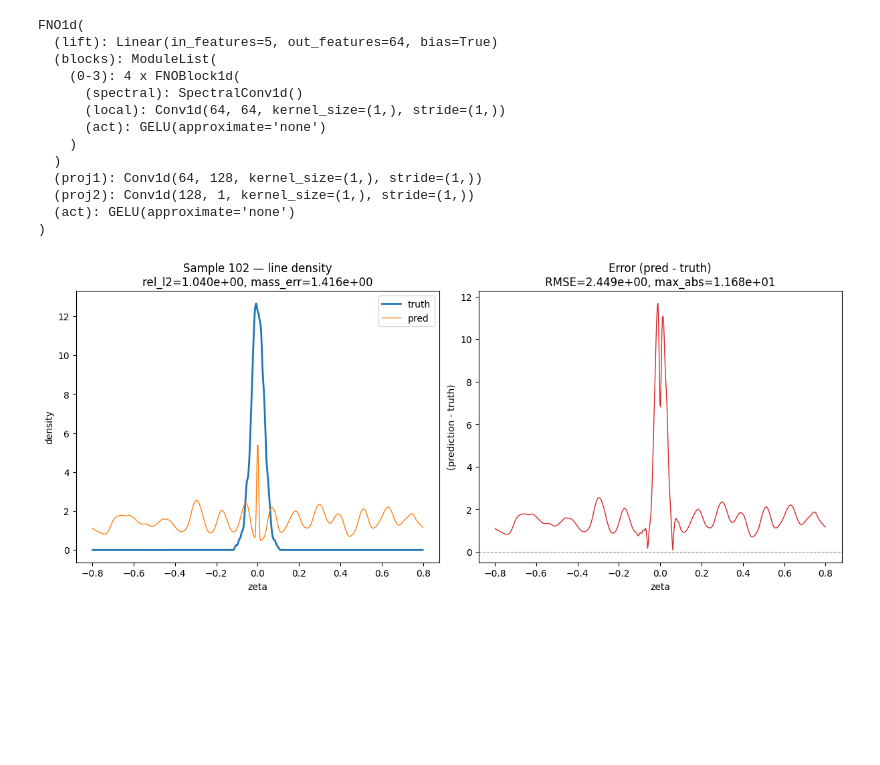
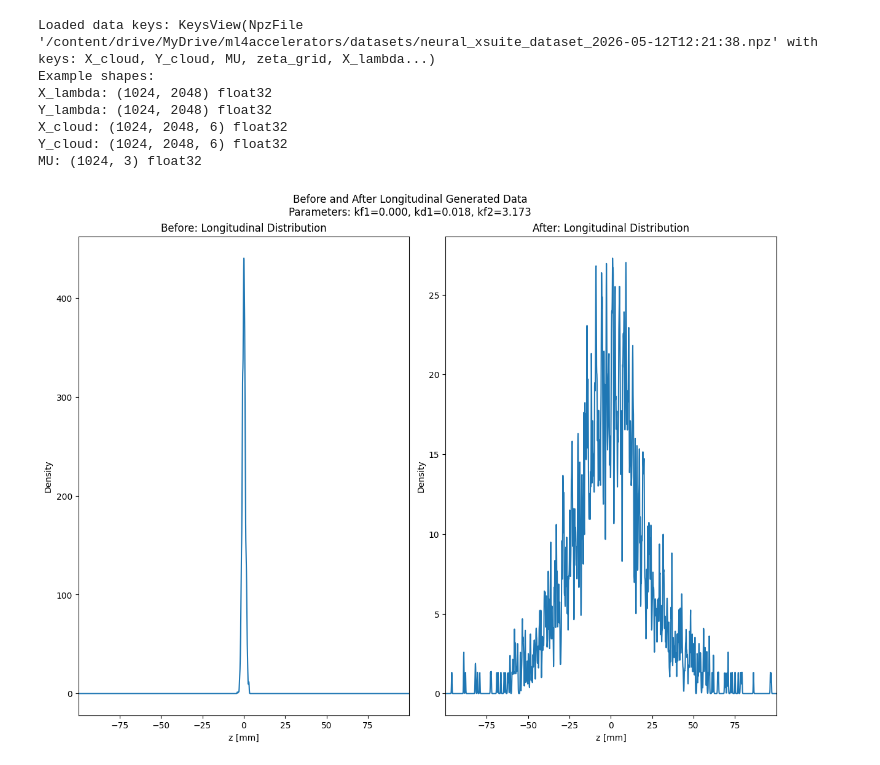
Before and after one commit to SantiagoM1227/ML4CollEffects, a Jupyter notebook: notebooks/40_Neural_Operators/HEB_ring_FNO.ipynb, the cells around one changed output. Cells and saved outputs as stored; diff of their text form; code cells hidden in the pictures; blank space fills up the shorter version.

```diff
--- a/notebooks/40_Neural_Operators/HEB_ring_FNO.ipynb
+++ b/notebooks/40_Neural_Operators/HEB_ring_FNO.ipynb
@@ -870,23 +810,0 @@ def load_model_from_ckpt(ckpt_path: str, device: str = "cpu") -> FNO1d:
-# %%
-model = load_model_from_ckpt("./models/fno1d_lambda_best.pt", device=cfg.device)
-print(model)
-# %% [output]
-FNO1d(
-  (lift): Linear(in_features=5, out_features=64, bias=True)
-  (blocks): ModuleList(
-    (0-3): 4 x FNOBlock1d(
-      (spectral): SpectralConv1d()
-      (local): Conv1d(64, 64, kernel_size=(1,), stride=(1,))
-      (act): GELU(approximate='none')
-    )
-  )
-  (proj1): Conv1d(64, 128, kernel_size=(1,), stride=(1,))
-  (proj2): Conv1d(128, 1, kernel_size=(1,), stride=(1,))
-  (act): GELU(approximate='none')
-)
-# %%
-idx_random = np.random.randint(0, data["Y_lambda"].shape[0])
-
-plot_density_truth_vs_pred(sample_idx=idx_random)
-# %% [output]
-[figure, removed]
@@ -892,0 +900,54 @@ plot_density_truth_vs_pred(sample_idx=idx_random)
+# %%
+def plot_longitudinal_distribution(data: dict, i: int = 0, figsize: tuple = (12, 9), title: str = "Before and After Longitudinal Generated Data") -> None:
+    """
+    Plot before/after histograms for the zeta distribution of the i-th example.
+
+    Expects data dict with keys "X_cloud" and "Y_cloud" present in the notebook.
+    """
+
+
+    X = data["X_lambda"]  # shape (n_samples, n_particles, 6)
+    Y = data["Y_lambda"]
+    zeta_grid = data["zeta_grid"]
+    MU = None
+    if "MU" in data:
+        MU = data["MU"]  # shape (n_samples, 3)
+        if not (0 <= i < MU.shape[0]):
+            raise IndexError(f"i out of range for MU (0 <= i < {MU.shape[0]})")
+        mu_i = MU[i]
+        title += f"\nParameters: kf1={mu_i[0]:.3f}, kd1={mu_i[1]:.3f}, kf2={mu_i[2]:.3f}"
+
+    z_before = X[i]
+    z_after = Y[i]
+
+
+    fig, axes = plt.subplots(1, 2, figsize=figsize, constrained_layout=True)
+
+    for idx, (z, ax, label) in enumerate(zip([z_before, z_after], axes, ["Before", "After"])):
+        ax.plot(zeta_grid*1e3,z)
+        ax.set_title(f"{label}: Longitudinal Distribution")
+        ax.set_xlim((zeta_grid.min()*1e3, zeta_grid.max()*1e3))
+        ax.set_xlabel("z [mm]")
+        ax.set_ylabel("Density")
+
+    fig.suptitle(title)
+    plt.show()
+# %%
+data = np.load(path, allow_pickle=True)
+print("Loaded data keys:", data.keys())
+print("Example shapes:")
+for k in ["X_lambda", "Y_lambda", "X_cloud", "Y_cloud", "MU"]:
+    if k in data:
+        print(f"{k}: {data[k].shape} {data[k].dtype}")
+
+rand_int = np.random.randint(0, data["X_lambda"].shape[0])
+plot_longitudinal_distribution(data, i=rand_int)
+# %% [output]
+Loaded data keys: KeysView(NpzFile '/content/drive/MyDrive/ml4accelerators/datasets/neural_xsuite_dataset_2026-05-12T12:21:38.npz' with keys: X_cloud, Y_cloud, MU, zeta_grid, X_lambda...)
+Example shapes:
+X_lambda: (1024, 2048) float32
+Y_lambda: (1024, 2048) float32
+X_cloud: (1024, 2048, 6) float32
+Y_cloud: (1024, 2048, 6) float32
+MU: (1024, 3) float32
+[figure, added]
```
Also changed, not shown: parts of 18 cells of this notebook, 42 other files.
